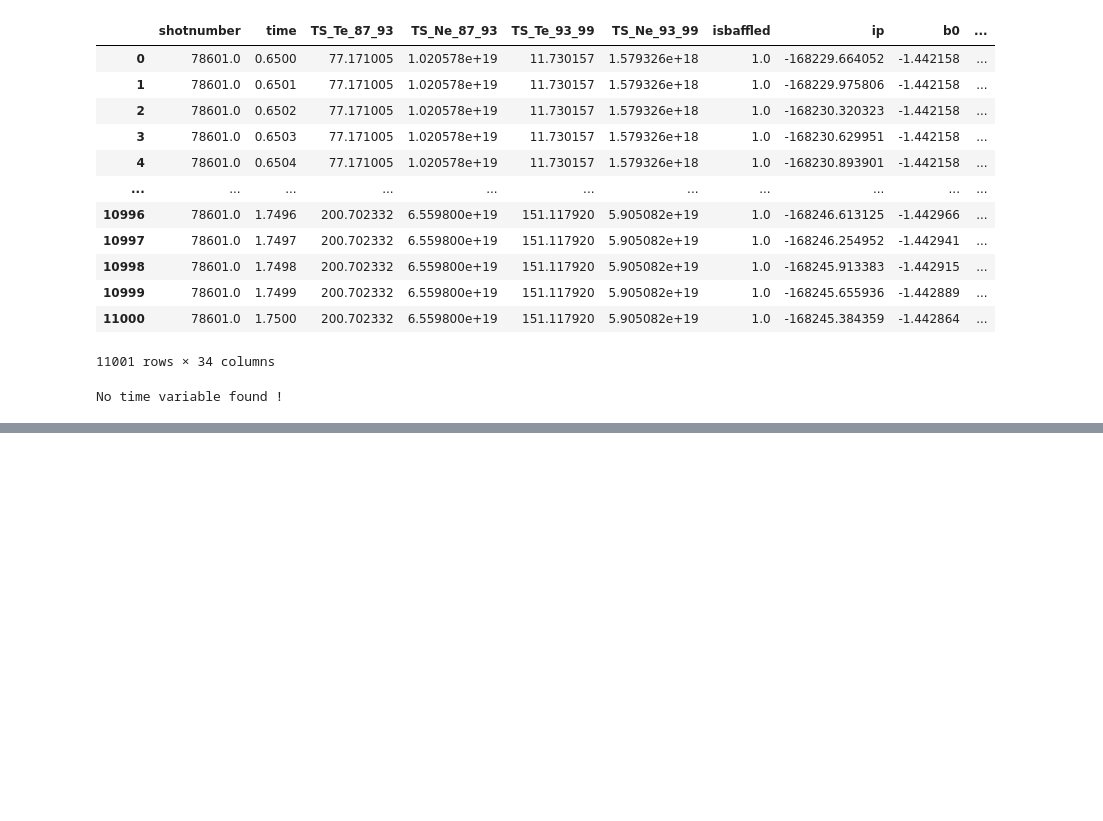
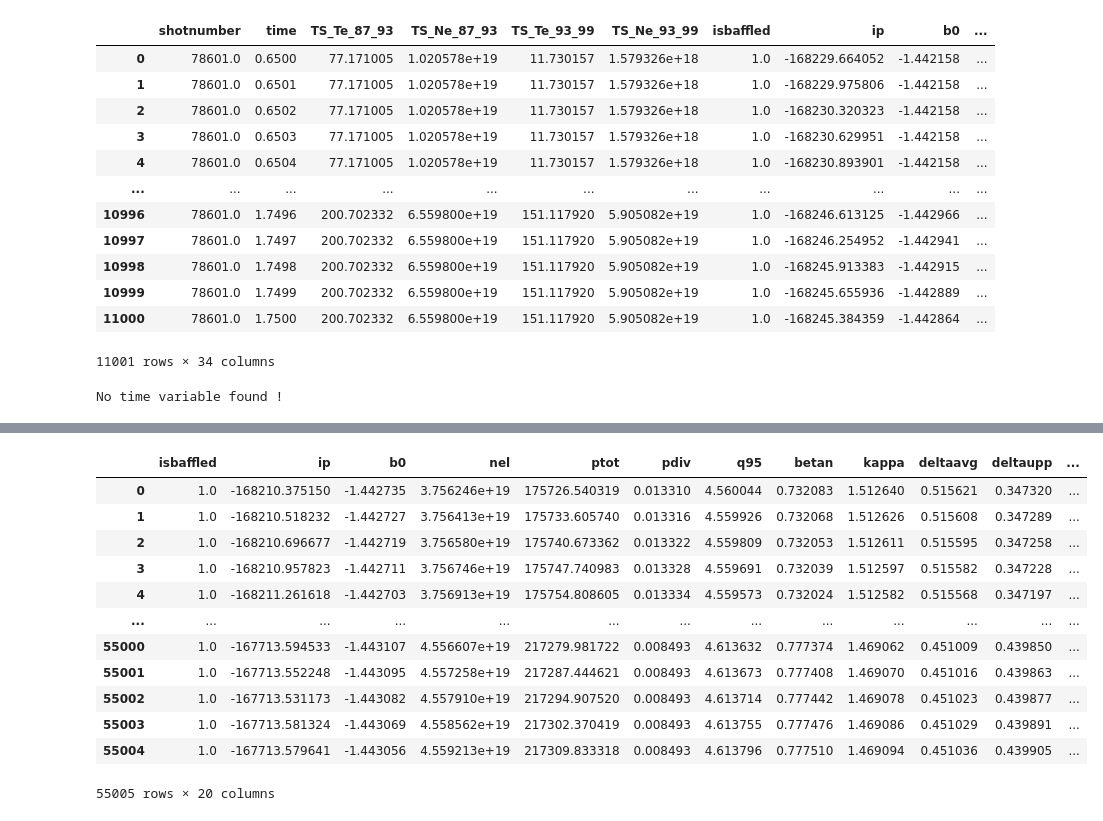
Before and after one commit to Captcha-ML/tokamak-unsupervised, a Jupyter notebook: thrid_analysis.ipynb, the cells around one changed output, grey strips where cells are left out. Saved outputs shown, nothing was run; the diff lists cells and outputs as text; code cells hidden in the pictures; blank space fills up the shorter version.

```diff
--- a/thrid_analysis.ipynb
+++ b/thrid_analysis.ipynb
@@ -146,0 +147,16 @@ plt.legend(*sc.legend_elements(), bbox_to_anchor=(1.05, 1), loc=2)
+# %%
+df_data_analysis
+# %% [output]
+|  | isbaffled | ip | b0 | nel | ptot | pdiv | q95 | betan | kappa | deltaavg | deltaupp | ... |
+| 0 | 1.0 | -168210.375150 | -1.442735 | 3.756246e+19 | 175726.540319 | 0.013310 | 4.560044 | 0.732083 | 1.512640 | 0.515621 | 0.347320 | ... |
+| 1 | 1.0 | -168210.518232 | -1.442727 | 3.756413e+19 | 175733.605740 | 0.013316 | 4.559926 | 0.732068 | 1.512626 | 0.515608 | 0.347289 | ... |
+| 2 | 1.0 | -168210.696677 | -1.442719 | 3.756580e+19 | 175740.673362 | 0.013322 | 4.559809 | 0.732053 | 1.512611 | 0.515595 | 0.347258 | ... |
+| 3 | 1.0 | -168210.957823 | -1.442711 | 3.756746e+19 | 175747.740983 | 0.013328 | 4.559691 | 0.732039 | 1.512597 | 0.515582 | 0.347228 | ... |
+| 4 | 1.0 | -168211.261618 | -1.442703 | 3.756913e+19 | 175754.808605 | 0.013334 | 4.559573 | 0.732024 | 1.512582 | 0.515568 | 0.347197 | ... |
+| ... | ... | ... | ... | ... | ... | ... | ... | ... | ... | ... | ... | ... |
+| 55000 | 1.0 | -167713.594533 | -1.443107 | 4.556607e+19 | 217279.981722 | 0.008493 | 4.613632 | 0.777374 | 1.469062 | 0.451009 | 0.439850 | ... |
+| 55001 | 1.0 | -167713.552248 | -1.443095 | 4.557258e+19 | 217287.444621 | 0.008493 | 4.613673 | 0.777408 | 1.469070 | 0.451016 | 0.439863 | ... |
+| 55002 | 1.0 | -167713.531173 | -1.443082 | 4.557910e+19 | 217294.907520 | 0.008493 | 4.613714 | 0.777442 | 1.469078 | 0.451023 | 0.439877 | ... |
+| 55003 | 1.0 | -167713.581324 | -1.443069 | 4.558562e+19 | 217302.370419 | 0.008493 | 4.613755 | 0.777476 | 1.469086 | 0.451029 | 0.439891 | ... |
+| 55004 | 1.0 | -167713.579641 | -1.443056 | 4.559213e+19 | 217309.833318 | 0.008493 | 4.613796 | 0.777510 | 1.469094 | 0.451036 | 0.439905 | ... |
+55005 rows × 20 columns
```
Also changed, not shown: parts of 5 cells of this notebook, 1 other file.
